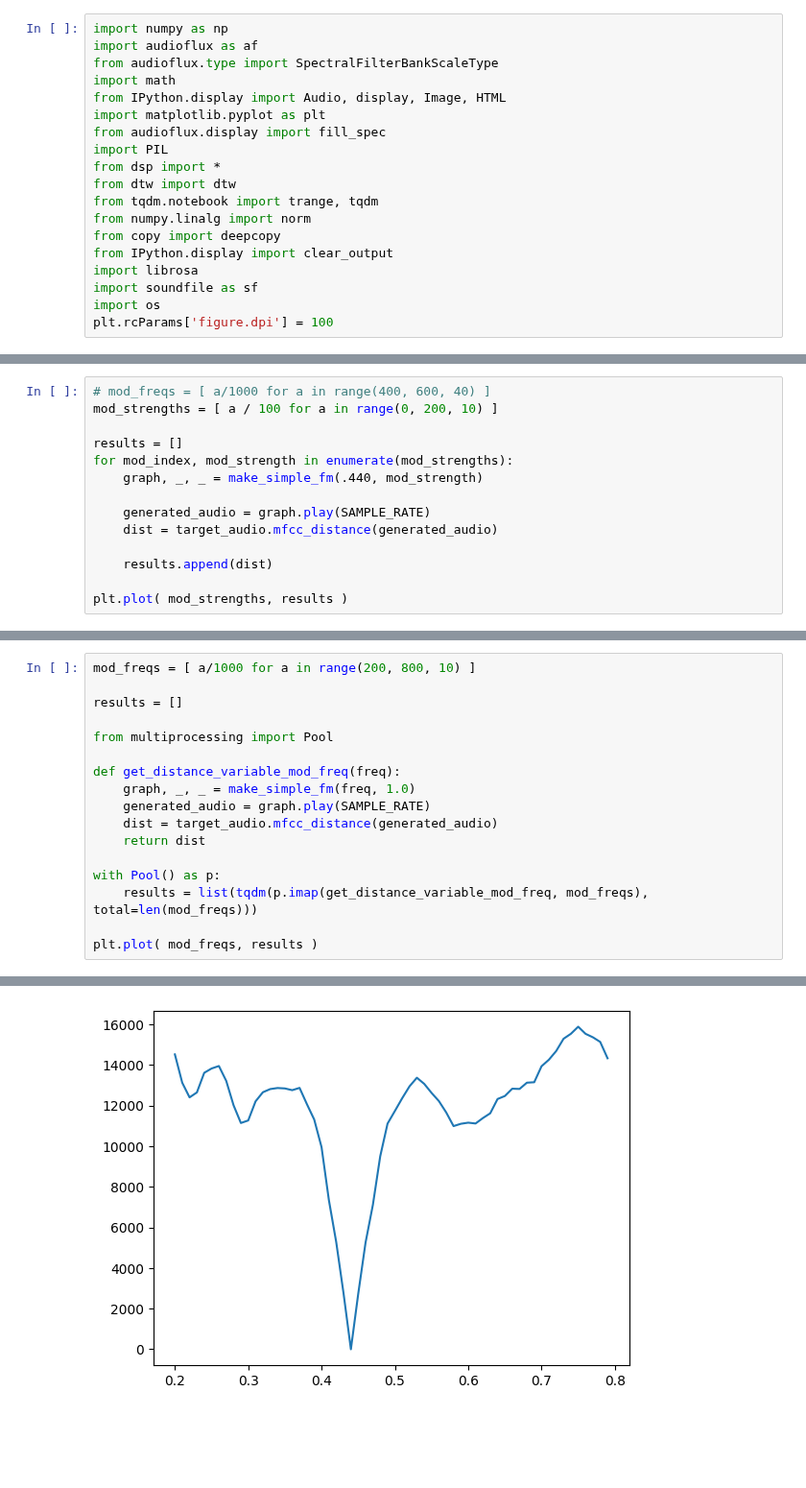
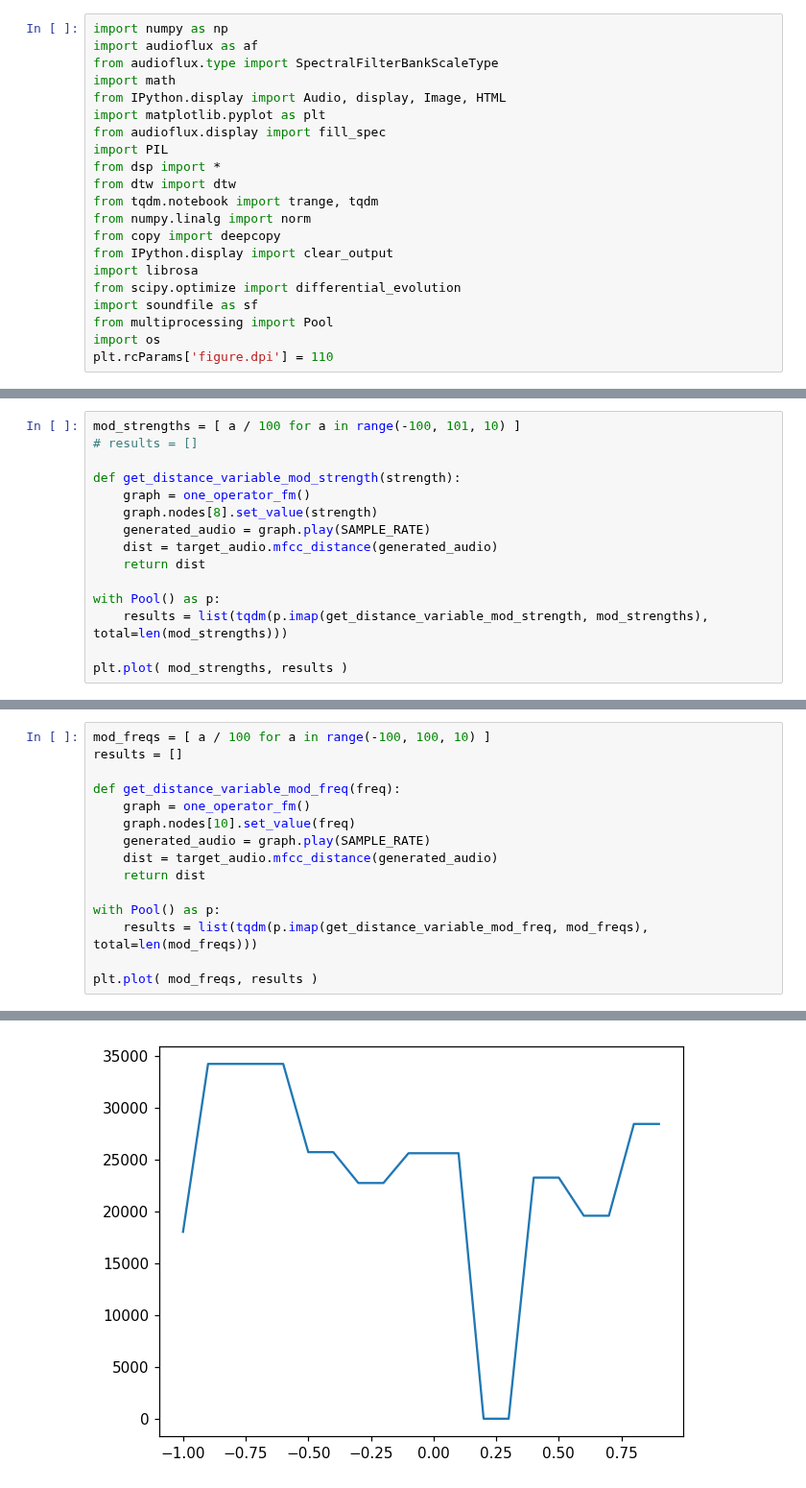
Before and after one commit to Wint3rmute/luthier, a Jupyter notebook: prototyping.ipynb, the cells around one changed output, grey strips where cells are left out. Shown at 96% size. Cells and saved outputs as stored; diff of their text form; blank space fills up the shorter version.

```diff
--- a/prototyping.ipynb
+++ b/prototyping.ipynb
@@ -14,9 +14,11 @@ from numpy.linalg import norm
 from copy import deepcopy
 from IPython.display import clear_output
 import librosa
+from scipy.optimize import differential_evolution
 import soundfile as sf
+from multiprocessing import Pool
 import os
-plt.rcParams['figure.dpi'] = 100
+plt.rcParams['figure.dpi'] = 110
 # %%
 fm_sample_data, fm_sample_sample_rate = librosa.load('./fm_sample.wav')
 print("Target sample rate", fm_sample_sample_rate)
@@ -203,14 +80,0 @@ fig.tight_layout()
-# %%
-# mod_freqs = [ a/1000 for a in range(400, 600, 40) ]
-mod_strengths = [ a / 100 for a in range(0, 200, 10) ]
-
-results = []
-for mod_index, mod_strength in enumerate(mod_strengths):
-    graph, _, _ = make_simple_fm(.440, mod_strength)
-
-    generated_audio = graph.play(SAMPLE_RATE)
-    dist = target_audio.mfcc_distance(generated_audio)
-
-    results.append(dist)
-
-plt.plot( mod_strengths, results )
@@ -219,0 +147,15 @@ plt.plot( mod_strengths, results )
+# %%
+mod_strengths = [ a / 100 for a in range(-100, 101, 10) ]
+# results = []
+
+def get_distance_variable_mod_strength(strength):
+    graph = one_operator_fm()
+    graph.nodes[8].set_value(strength)
+    generated_audio = graph.play(SAMPLE_RATE)
+    dist = target_audio.mfcc_distance(generated_audio)
+    return dist
+
+with Pool() as p:
+    results = list(tqdm(p.imap(get_distance_variable_mod_strength, mod_strengths), total=len(mod_strengths)))
+
+plt.plot( mod_strengths, results )
@@ -220,20 +165,18 @@ plt.plot( mod_strengths, results )
 # %%
-mod_freqs = [ a/1000 for a in range(200, 800, 10) ]
-
+mod_freqs = [ a / 100 for a in range(-100, 100, 10) ]
 results = []
 
-from multiprocessing import Pool
-
 def get_distance_variable_mod_freq(freq):
-    graph, _, _ = make_simple_fm(freq, 1.0)
+    graph = one_operator_fm()
+    graph.nodes[10].set_value(freq)
     generated_audio = graph.play(SAMPLE_RATE)
     dist = target_audio.mfcc_distance(generated_audio)
     return dist
 
 with Pool() as p:
     results = list(tqdm(p.imap(get_distance_variable_mod_freq, mod_freqs), total=len(mod_freqs)))
 
 plt.plot( mod_freqs, results )
 # %% [output]
 [<matplotlib.lines.Line2D at 0x...>]
-[figure, old version]
+[figure, new version]
```
Also changed, not shown: parts of 17 cells of this notebook, 1 other file.
